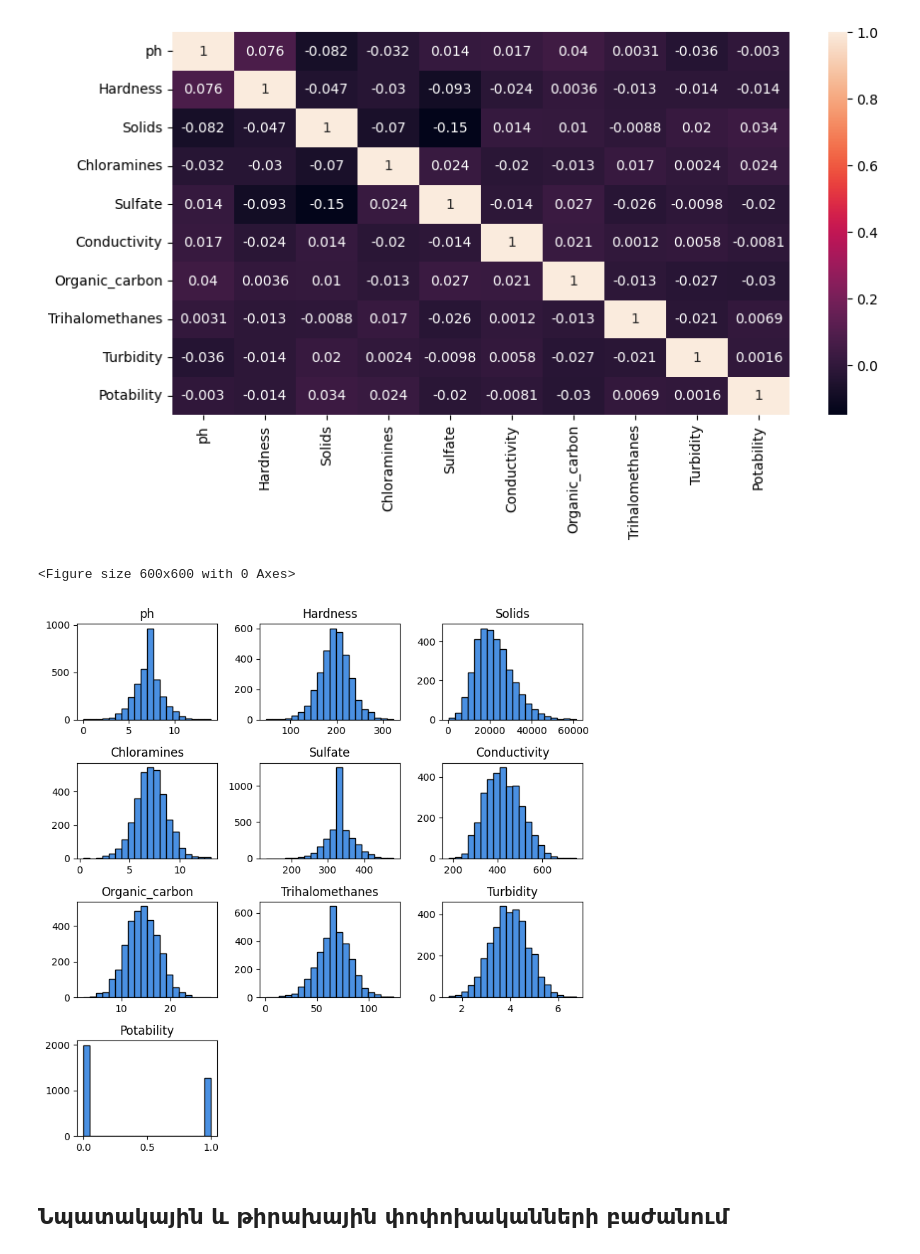
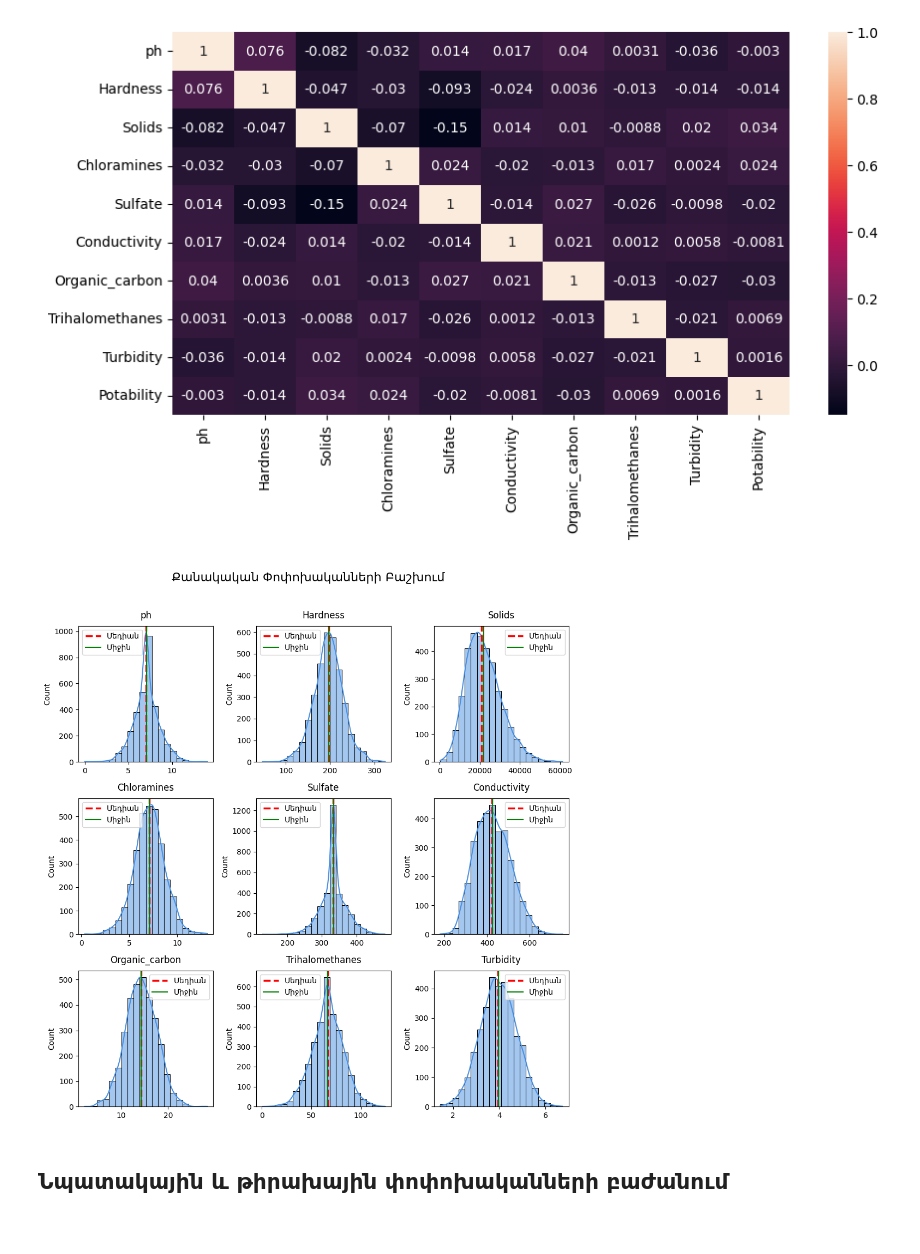
Before and after one commit to mkrtchyyan/WQ_YSU, a Jupyter notebook: WaterQualityPrediction.ipynb, the cells around one changed output. Drawn from its saved outputs; the diff is of its cells as text; code cells hidden in the pictures.

```diff
--- a/WaterQualityPrediction.ipynb
+++ b/WaterQualityPrediction.ipynb
@@ -293,15 +299,35 @@ sns.heatmap(df.corr(), annot = True)
 plt.show()
 # %% [output]
 [figure]
-# %%
-import matplotlib.pyplot as plt
-plt.figure(figsize=(6, 6))
-df.hist(bins=20, edgecolor='black', color='#4a90e2', grid=False, figsize=(8, 8))
-plt.tight_layout()
-plt.show()
-# %% [output]
-<Figure size 600x600 with 0 Axes>
-[figure, removed]
+# %%
+import matplotlib.pyplot as plt
+import seaborn as sns
+
+# Տվյալների պատրաստում
+numeric_cols = df.select_dtypes(include=['float64', 'int64']).columns
+
+# Ստեղծում ենք ենթագրաֆիկներ
+fig, axes = plt.subplots(nrows=3, ncols=3, figsize=(10, 10))
+fig.suptitle('Քանակական Փոփոխականների Բաշխում', fontsize=16, y=1.02)
+
+# Յուրաքանչյուր սյունակի համար հիստոգրամ + KDE
+for ax, col in zip(axes.flatten(), numeric_cols):
+    sns.histplot(data=df, x=col, kde=True, ax=ax, color='#4a90e2', bins=20)
+
+    median = df[col].dropna().median()
+    mean = df[col].dropna().mean()
+
+    ax.axvline(median, color='red', linestyle='--', linewidth=2.5, label='Մեդիան')  # ⬅️ Ահա հաստացրած գիծը
+    ax.axvline(mean, color='green', linestyle='-', linewidth=1.5, label='Միջին')
+
+    ax.set_title(f'{col}', pad=10)
+    ax.set_xlabel('')
+    ax.legend()
+
+plt.tight_layout()
+plt.show()
+# %% [output]
+[figure, added]
 # %% [markdown]
 ## Նպատակային և թիրախային փոփոխականների բաժանում
 # %%
```
Also changed, not shown: parts of 18 cells of this notebook.
